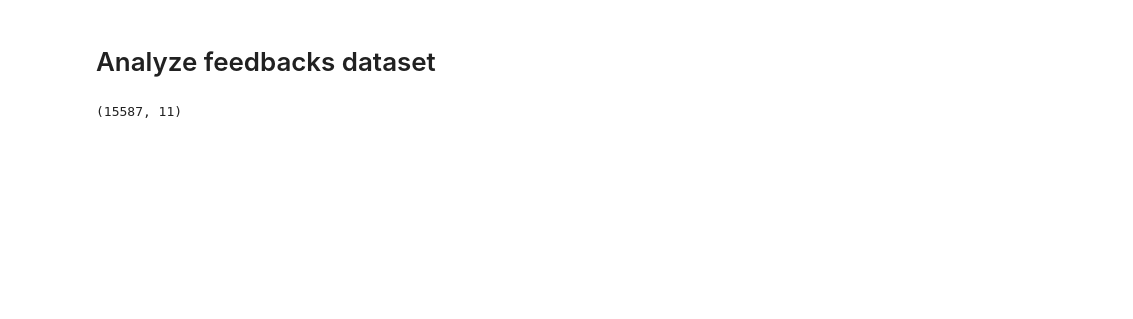
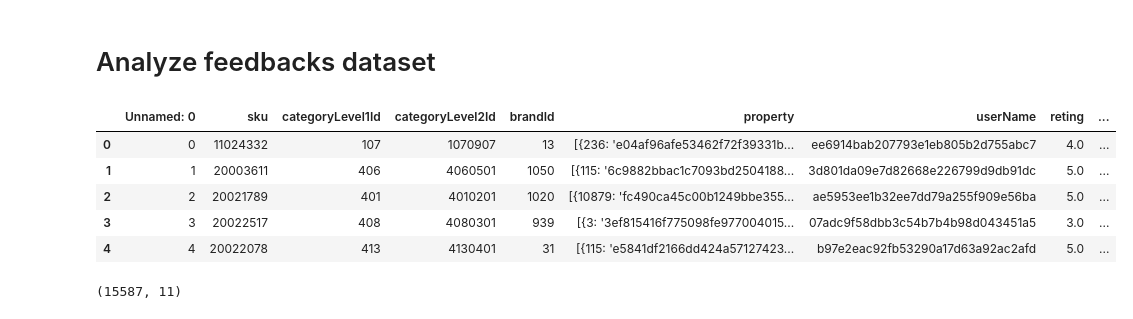
Before and after one commit to IlyaMalyutin/mvideo-hackathon, a Jupyter notebook: src/test_task.ipynb, the cells around one changed output. Saved outputs shown, nothing was run; the diff lists cells and outputs as text; code cells hidden in the pictures; blank space fills up the shorter version.

Commit message:
encoding

```diff
--- a/src/test_task.ipynb
+++ b/src/test_task.ipynb
@@ -10,6 +10,17 @@ from collections import Counter
 %matplotlib inline
 # %% [markdown]
 # Analyze feedbacks dataset
+# %%
+_df_train = pd.read_csv('../data/df_test.csv', encoding='utf-8')
+# %%
+_df_train.head()
+# %% [output]
+|  | Unnamed: 0 | sku | categoryLevel1Id | categoryLevel2Id | brandId | property | userName | reting | ... |
+| 0 | 0 | 11024332 | 107 | 1070907 | 13 | [{236: 'e04af96afe53462f72f39331b... | ee6914bab207793e1eb805b2d755abc7 | 4.0 | ... |
+| 1 | 1 | 20003611 | 406 | 4060501 | 1050 | [{115: '6c9882bbac1c7093bd2504188... | 3d801da09e7d82668e226799d9db91dc | 5.0 | ... |
+| 2 | 2 | 20021789 | 401 | 4010201 | 1020 | [{10879: 'fc490ca45c00b1249bbe355... | ae5953ee1b32ee7dd79a255f909e56ba | 5.0 | ... |
+| 3 | 3 | 20022517 | 408 | 4080301 | 939 | [{3: '3ef815416f775098fe977004015... | 07adc9f58dbb3c54b7b4b98d043451a5 | 3.0 | ... |
+| 4 | 4 | 20022078 | 413 | 4130401 | 31 | [{115: 'e5841df2166dd424a57127423... | b97e2eac92fb53290a17d63a92ac2afd | 5.0 | ... |
 # %%
 df = pd.read_csv('../data/X_train.csv')
 # %%
```
Also changed, not shown: parts of 2 cells of this notebook, 3 other files.
